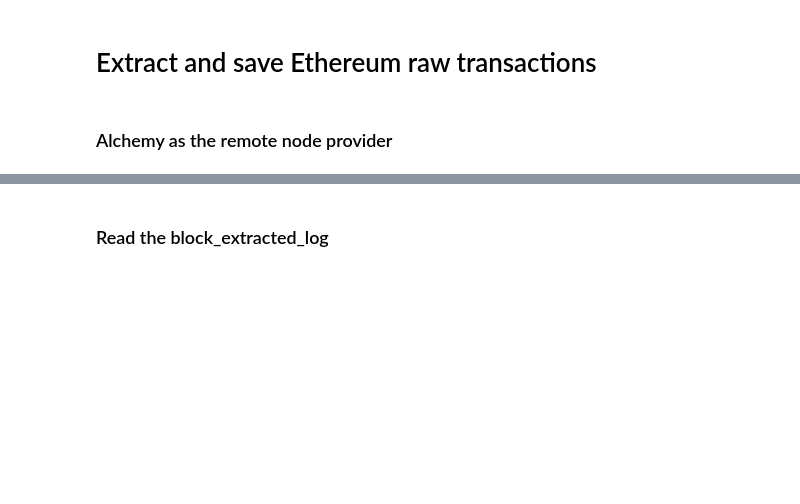
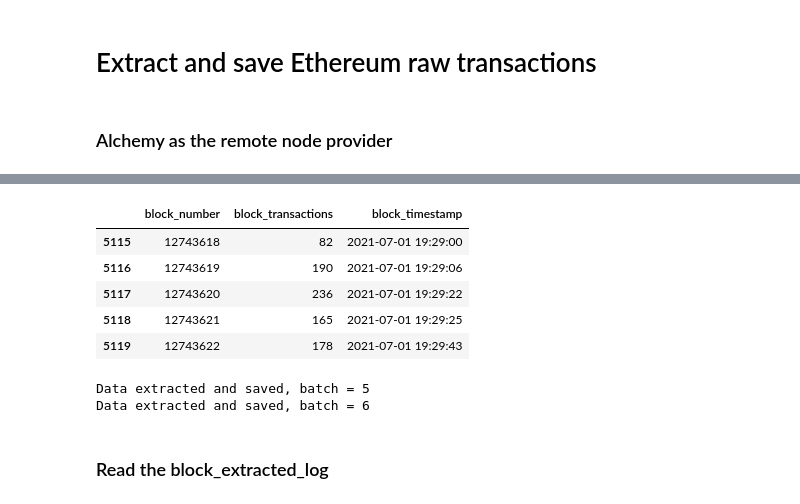
Before and after one commit to InterUniverse/blockchain, a Jupyter notebook: ethereum/nbs/ethereum_elt.ipynb, the cells around one changed output, grey strips where cells are left out. Cells and saved outputs as stored; diff of their text form; code cells hidden in the pictures; blank space fills up the shorter version.

```diff
--- a/ethereum/nbs/ethereum_elt.ipynb
+++ b/ethereum/nbs/ethereum_elt.ipynb
@@ -189,0 +247,6 @@ def extract_forward_hist_txns(no_of_blocks):
+# %%
+block_txn = json.load(open(f'{PATH}block_txn_counts.json'))
+# %%
+tmp_df = pd.DataFrame(block_txn)
+# %%
+tmp_df['block_timestamp'] = tmp_df['block_timestamp'].astype('datetime64[s]')
@@ -190,3 +257,23 @@ def extract_forward_hist_txns(no_of_blocks):
+# %%
+tmp_df.tail()
+# %% [output]
+|  | block_number | block_transactions | block_timestamp |
+| 5115 | 12743618 | 82 | 2021-07-01 19:29:00 |
+| 5116 | 12743619 | 190 | 2021-07-01 19:29:06 |
+| 5117 | 12743620 | 236 | 2021-07-01 19:29:22 |
+| 5118 | 12743621 | 165 | 2021-07-01 19:29:25 |
+| 5119 | 12743622 | 178 | 2021-07-01 19:29:43 |
+# %%
+%%time
+n = 5
+while n < 10:
+    block_info = json.load(open(f'{PATH}block_txn_counts.json'))
+    extract_txn_counts(no_of_blocks=8000)
+    print('Data extracted and saved, batch =', n)
+    n += 1
+# %% [output]
+Data extracted and saved, batch = 5
+Data extracted and saved, batch = 6
 # %% [markdown]
 ### Read the block_extracted_log
 # %%
```
Also changed, not shown: parts of 2 cells of this notebook, 1 other file.
